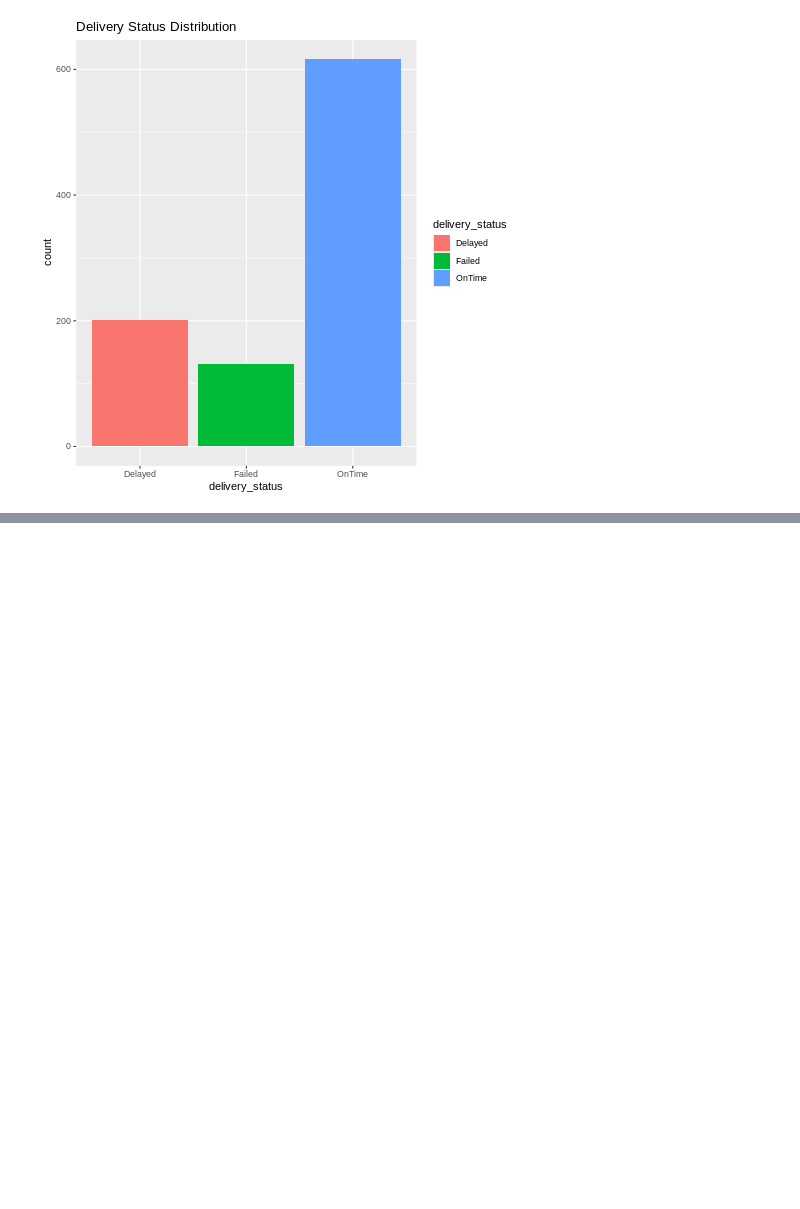
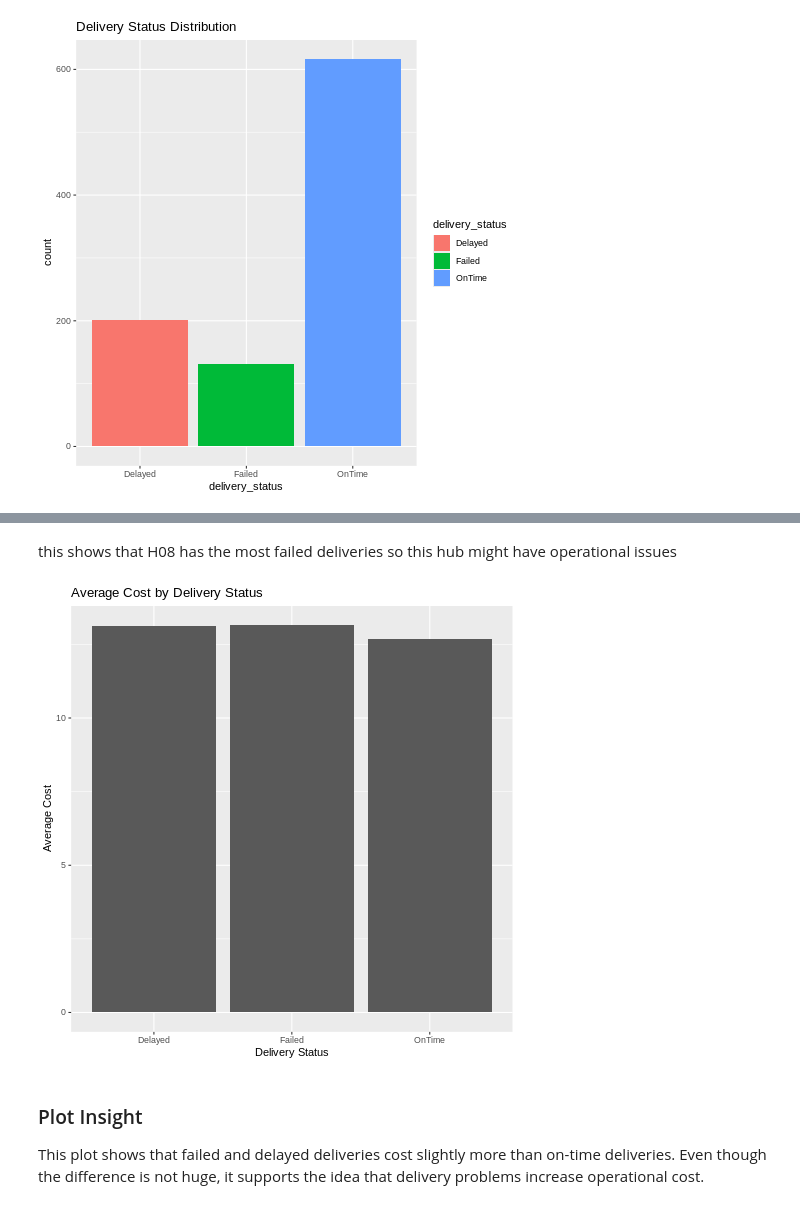
Before and after one commit to saaiiiifff/Database-Analytics, a Jupyter notebook: 02_sql_r_analysis.ipynb, the cells around one changed output, grey strips where cells are left out. Drawn from its saved outputs; the diff is of its cells as text; code cells hidden in the pictures; blank space fills up the shorter version.

```diff
--- a/02_sql_r_analysis.ipynb
+++ b/02_sql_r_analysis.ipynb
@@ -401,0 +451,21 @@ call dbDisconnect() when finished working with a connection
+# %% [markdown]
+this shows that H08 has the most failed deliveries so this hub might have operational issues
+# %%
+%%R
+library(ggplot2)
+
+cost_status <- dbGetQuery(con, "
+SELECT delivery_status, AVG(fuel_or_charge_cost) AS avg_cost
+FROM deliveries
+GROUP BY delivery_status
+")
+
+ggplot(cost_status, aes(x=delivery_status, y=avg_cost)) +
+  geom_bar(stat="identity") +
+  labs(title="Average Cost by Delivery Status", x="Delivery Status", y="Average Cost")
+# %% [output]
+[figure, added]
+# %% [markdown]
+### Plot Insight
+
+This plot shows that failed and delayed deliveries cost slightly more than on-time deliveries. Even though the difference is not huge, it supports the idea that delivery problems increase operational cost.
```
Also changed, not shown: parts of 13 cells of this notebook.
